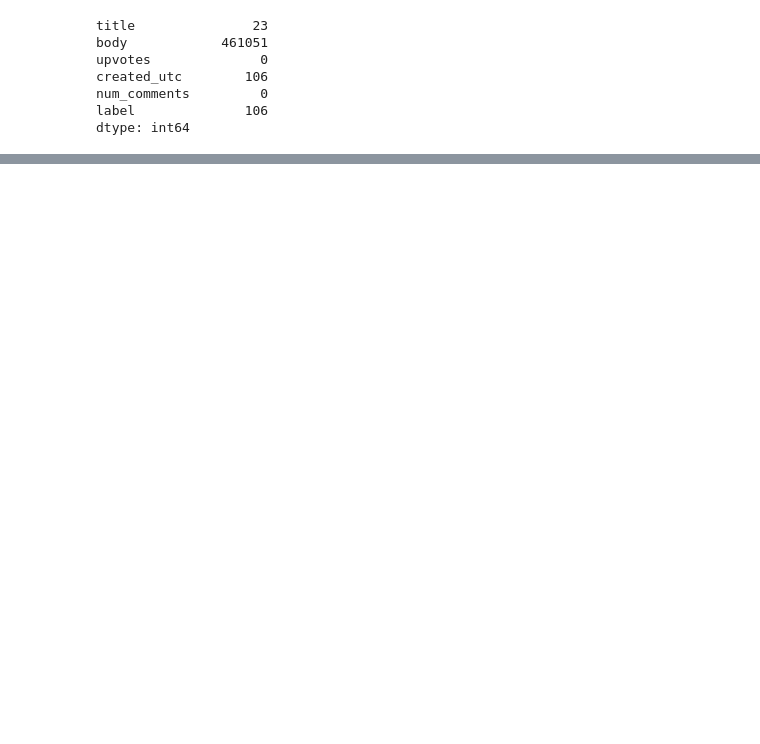
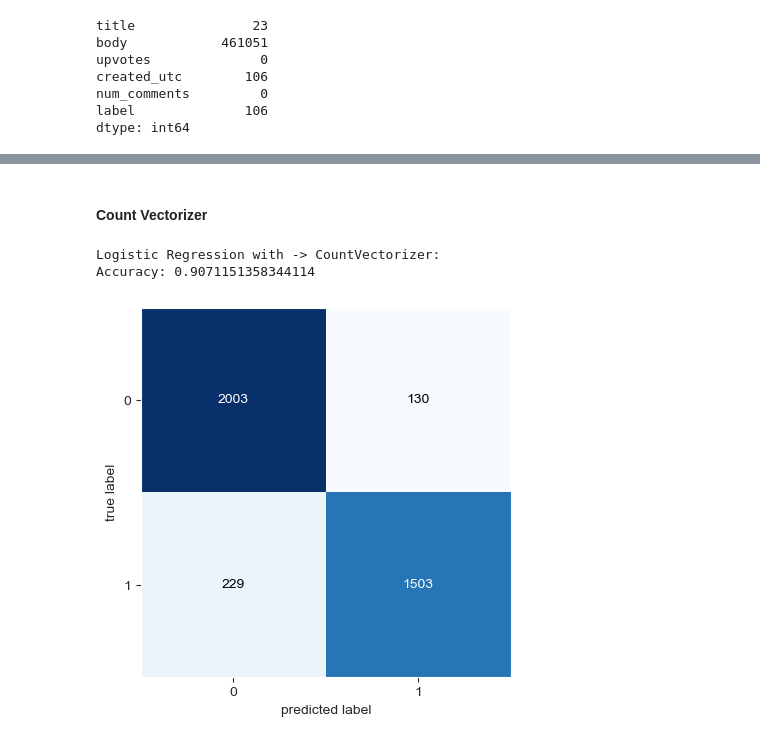
Before and after one commit to tomielopedro/FinalWork, a Jupyter notebook: sample.ipynb, the cells around one changed output, grey strips where cells are left out. Drawn from its saved outputs; the diff is of its cells as text; code cells hidden in the pictures; blank space fills up the shorter version.

```diff
--- a/sample.ipynb
+++ b/sample.ipynb
@@ -277,0 +312,2 @@ print(classification_report(y_test, y_pred))
+# %%
+count_tokenizer = CountVectorizer(analyzer='word', tokenizer=tweet_tokenizer.tokenize)
@@ -277,0 +348,26 @@ print(classification_report(y_test, y_pred))
+# %% [markdown]
+#### Count Vectorizer
+# %%
+
+X_train_vect = count_tokenizer.fit_transform(X_train)
+X_test_vect = count_tokenizer.transform(X_test)
+
+
+model = LogisticRegression(solver='liblinear', random_state=42)
+model.fit(X_train_vect, y_train)
+
+
+y_pred = model.predict(X_test_vect)
+accuracy_logistic_count = accuracy_score(y_test, y_pred)
+
+print('Logistic Regression with -> CountVectorizer:')
+print("Accuracy:", accuracy_logistic_count)
+
+cm = confusion_matrix(y_test, y_pred)
+fig, ax = plot_confusion_matrix(conf_mat=cm)
+plt.show()
+print('\n')
+# %% [output]
+Logistic Regression with -> CountVectorizer:
+Accuracy: 0.9071151358344114
+[figure, added]
```
Also changed, not shown: parts of 100 cells of this notebook.
